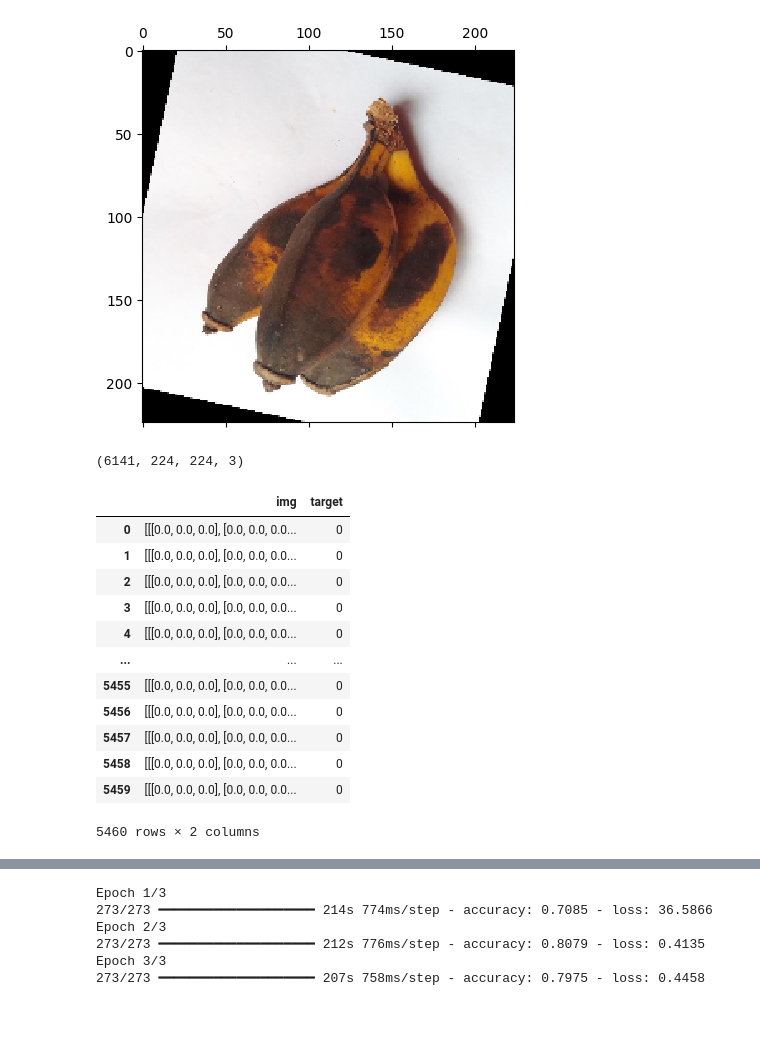
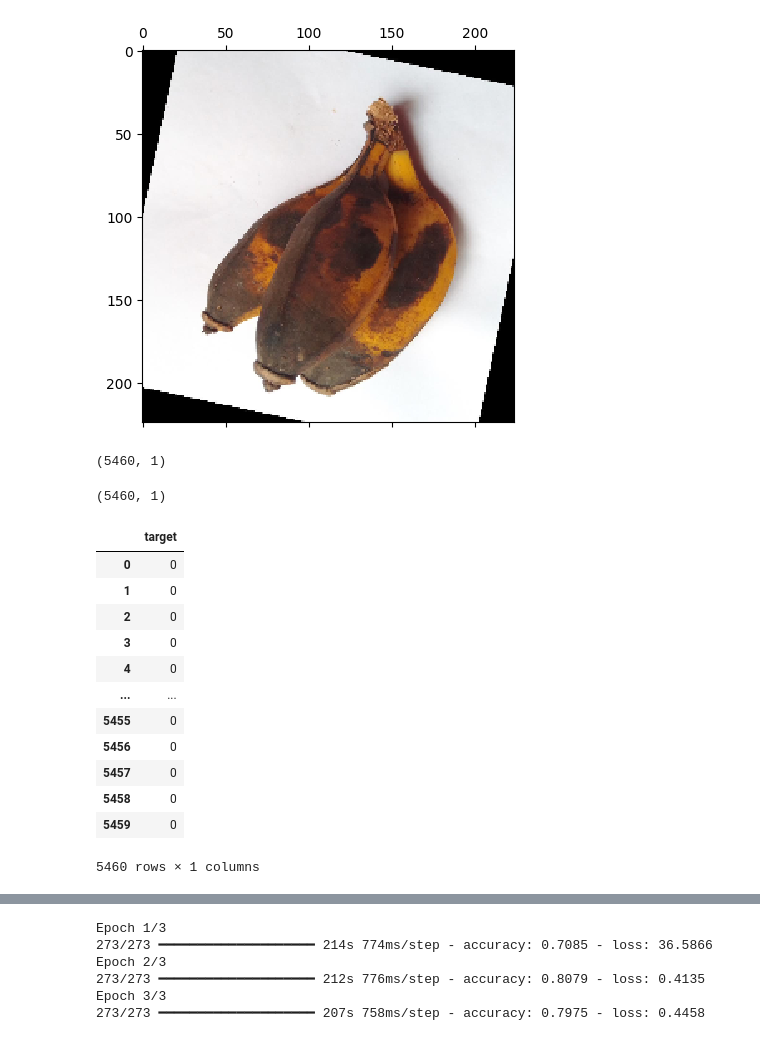
Before and after one commit to kailai-13/Rotten_Potatoes_and_More, a Jupyter notebook: rotten.ipynb, the cells around one changed output, grey strips where cells are left out. Saved outputs shown, nothing was run; the diff lists cells and outputs as text; code cells hidden in the pictures.

```diff
--- a/rotten.ipynb
+++ b/rotten.ipynb
@@ -91,8 +91,8 @@ array([[[0., 0., 0.],
         [0., 0., 0.]]])
 [figure]
 # %%
-f,r=[],[]
+fi,ri=[],[]
 for i in fresh:
-    f.append(read_image(i))
+    fi.append(read_image(i))
 # %%
 for j in rotten[:5460]:
@@ -100,26 +100,28 @@ for j in rotten[:5460]:
 # %%
-f=np.array(f)
-r=np.array(r)
-r.shape
+fi=np.array(fi)
+ri=np.array(ri)
+ri.shape
+# %% [output]
+(5460, 1)
 # %%
-f.shape
+fi.shape
 # %% [output]
-(6141, 224, 224, 3)
+(5460, 1)
 # %%
-f=pd.DataFrame({'img':list(f),'target':[0]*len(f)})
+f=pd.DataFrame({'target':[0]*len(fi)})
 f
 # %% [output]
-|  | img | target |
-| 0 | [[[0.0, 0.0, 0.0], [0.0, 0.0, 0.0... | 0 |
-| 1 | [[[0.0, 0.0, 0.0], [0.0, 0.0, 0.0... | 0 |
-| 2 | [[[0.0, 0.0, 0.0], [0.0, 0.0, 0.0... | 0 |
-| 3 | [[[0.0, 0.0, 0.0], [0.0, 0.0, 0.0... | 0 |
-| 4 | [[[0.0, 0.0, 0.0], [0.0, 0.0, 0.0... | 0 |
-| ... | ... | ... |
-| 5455 | [[[0.0, 0.0, 0.0], [0.0, 0.0, 0.0... | 0 |
-| 5456 | [[[0.0, 0.0, 0.0], [0.0, 0.0, 0.0... | 0 |
-| 5457 | [[[0.0, 0.0, 0.0], [0.0, 0.0, 0.0... | 0 |
-| 5458 | [[[0.0, 0.0, 0.0], [0.0, 0.0, 0.0... | 0 |
-| 5459 | [[[0.0, 0.0, 0.0], [0.0, 0.0, 0.0... | 0 |
+|  | target |
+| 0 | 0 |
+| 1 | 0 |
+| 2 | 0 |
+| 3 | 0 |
+| 4 | 0 |
+| ... | ... |
+| 5455 | 0 |
+| 5456 | 0 |
+| 5457 | 0 |
+| 5458 | 0 |
+| 5459 | 0 |
-5460 rows × 2 columns
+5460 rows × 1 columns
 # %%
```
Also changed, not shown: parts of 10 cells of this notebook.
